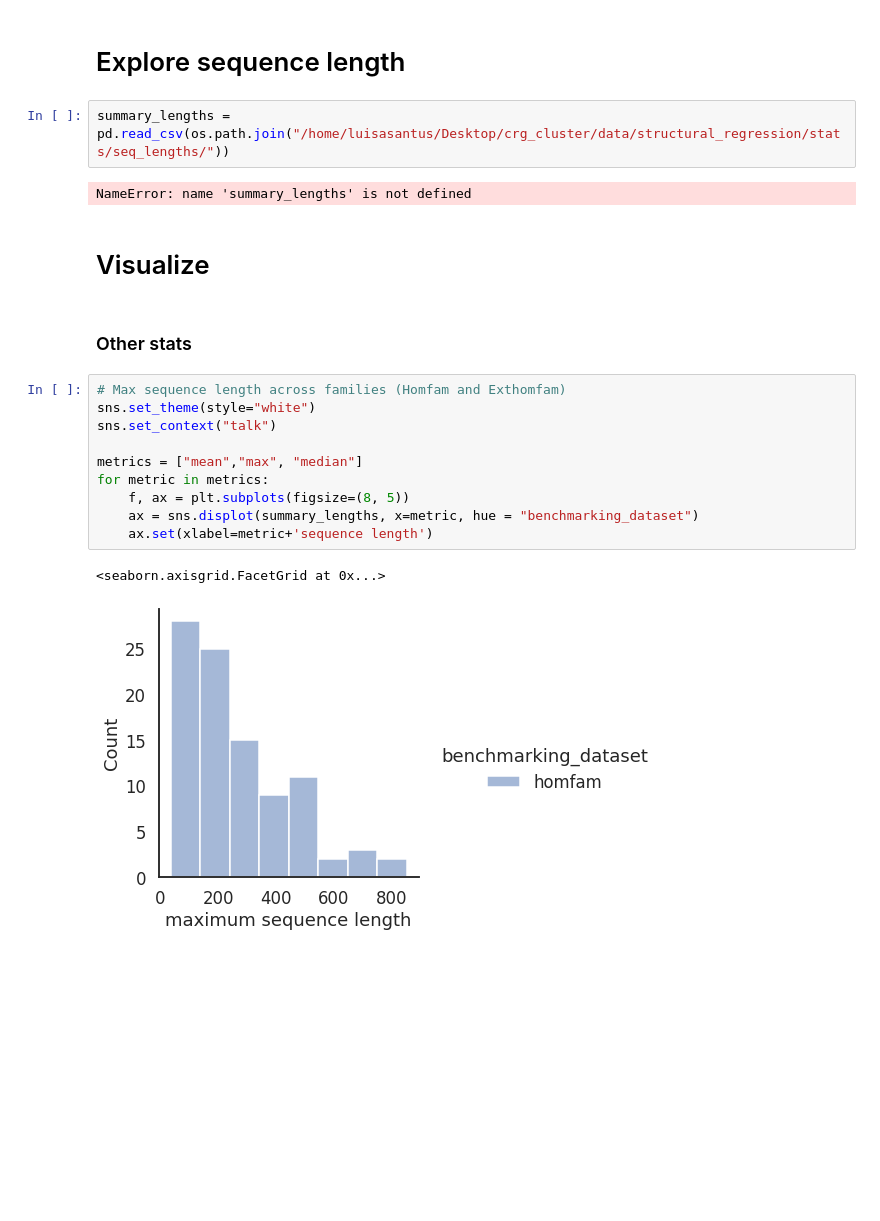
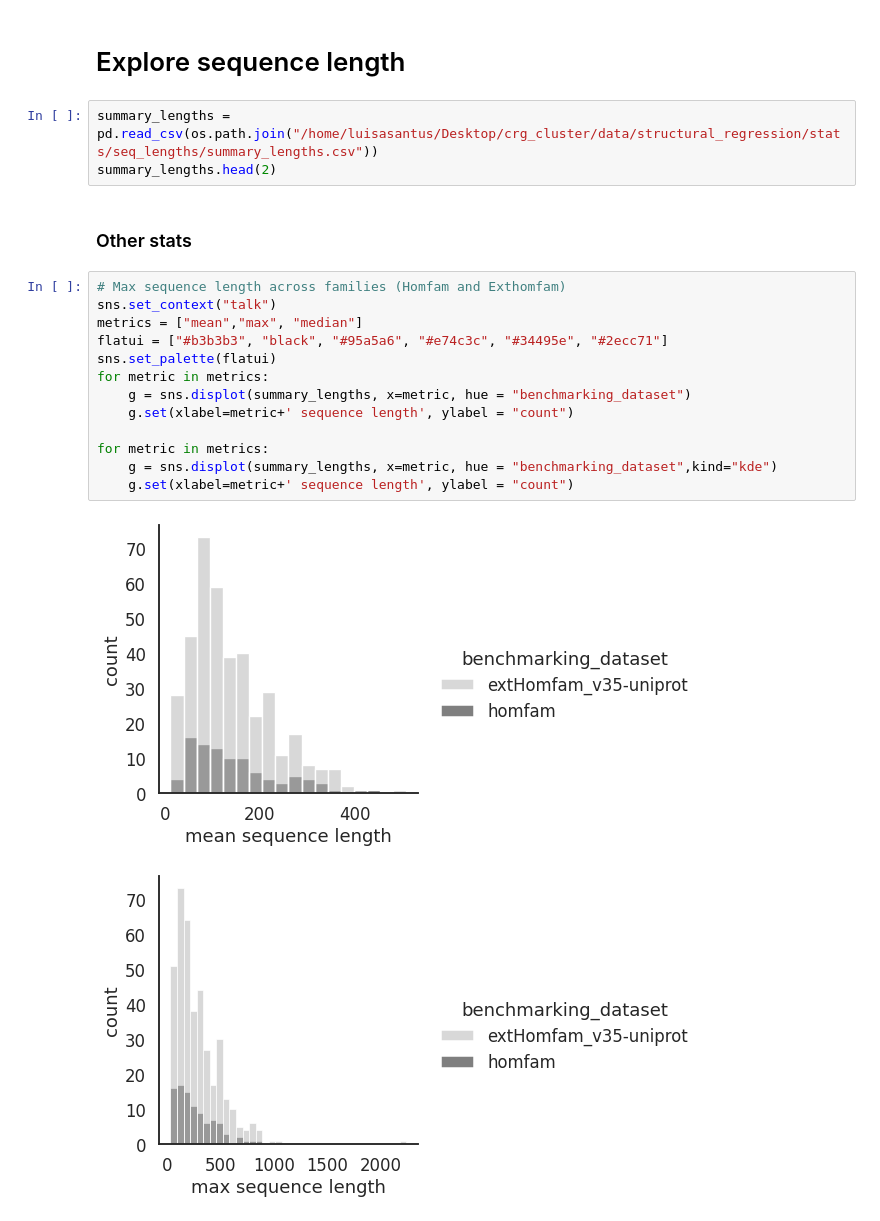
Before and after one commit to luisas/nf_structural_regression, a Jupyter notebook: notebook/00_HomFam.ipynb, the cells around one changed output. Cells and saved outputs as stored; diff of their text form; blank space fills up the shorter version.

```diff
--- a/notebook/00_HomFam.ipynb
+++ b/notebook/00_HomFam.ipynb
@@ -413,23 +419,23 @@ plt.savefig(os.path.join(outdir, "04_ext_combined_seq.pdf"))
 # %% [markdown]
 # Explore sequence length
 # %%
-summary_lengths = pd.read_csv(os.path.join("/home/luisasantus/Desktop/crg_cluster/data/structural_regression/stats/seq_lengths/"))
+summary_lengths = pd.read_csv(os.path.join("/home/luisasantus/Desktop/crg_cluster/data/structural_regression/stats/seq_lengths/summary_lengths.csv"))
+summary_lengths.head(2)
-# %% [output]
-NameError: name 'summary_lengths' is not defined
-# %% [markdown]
-# Visualize
 # %% [markdown]
 ### Other stats
 # %%
 # Max sequence length across families (Homfam and Exthomfam)
-sns.set_theme(style="white")
 sns.set_context("talk")
+metrics = ["mean","max", "median"]
+flatui = ["#b3b3b3", "black", "#95a5a6", "#e74c3c", "#34495e", "#2ecc71"]
+sns.set_palette(flatui)
+for metric in metrics:
+    g = sns.displot(summary_lengths, x=metric, hue = "benchmarking_dataset")
+    g.set(xlabel=metric+' sequence length', ylabel = "count")
 
-metrics = ["mean","max", "median"]
 for metric in metrics:
-    f, ax = plt.subplots(figsize=(8, 5))
-    ax = sns.displot(summary_lengths, x=metric, hue = "benchmarking_dataset")
-    ax.set(xlabel=metric+'sequence length')
+    g = sns.displot(summary_lengths, x=metric, hue = "benchmarking_dataset",kind="kde")
+    g.set(xlabel=metric+' sequence length', ylabel = "count")
 # %% [output]
-<seaborn.axisgrid.FacetGrid at 0x...>
-[figure, old version]
+[figure, new version]
+[figure, added]
```
Also changed, not shown: parts of 11 cells of this notebook, 24 other files.
